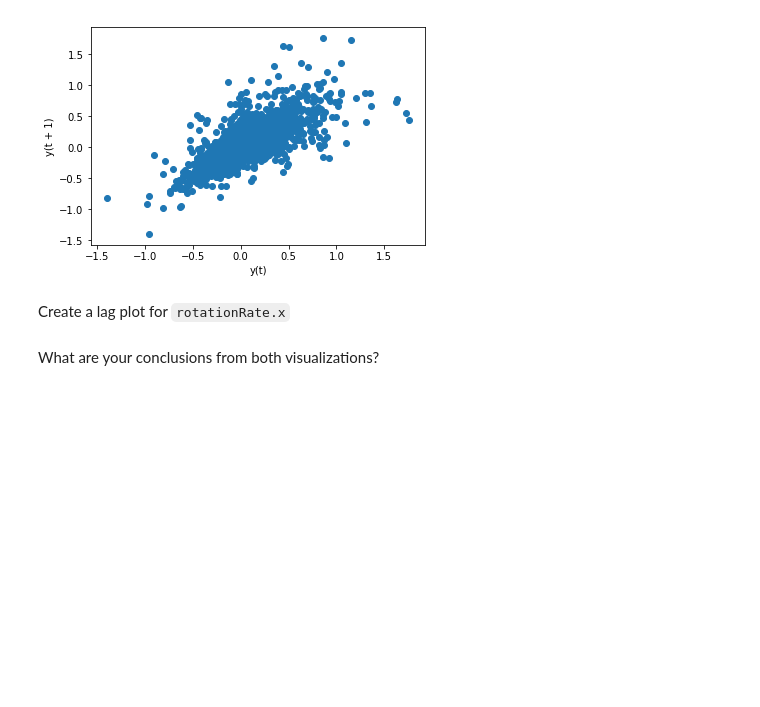
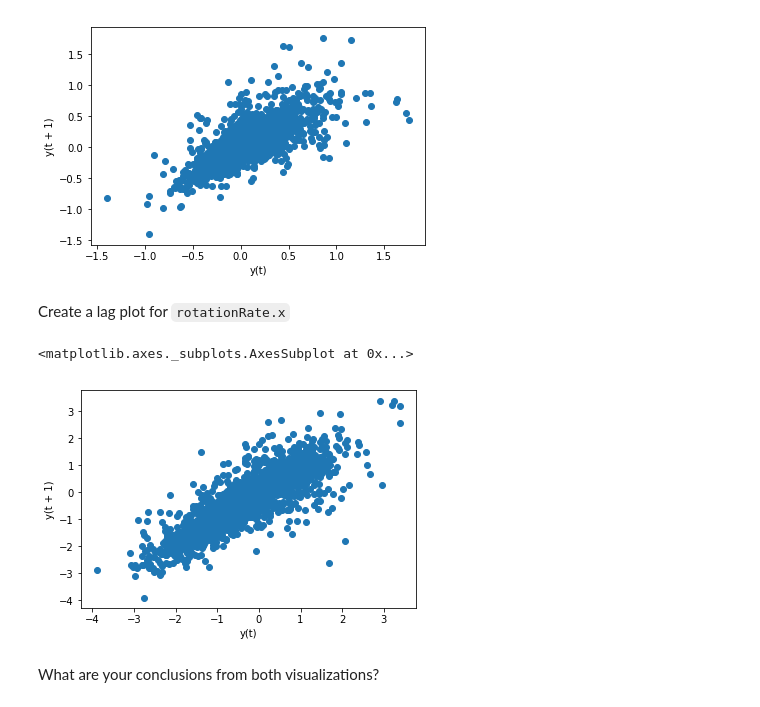
Before and after one commit to alejandrofrank/datamad0119, a Jupyter notebook: module-2/lab-time-series/your-code/main.ipynb, the cells around one changed output. Saved outputs shown, nothing was run; the diff lists cells and outputs as text; code cells hidden in the pictures; blank space fills up the shorter version.

```diff
--- a/module-2/lab-time-series/your-code/main.ipynb
+++ b/module-2/lab-time-series/your-code/main.ipynb
@@ -111,5 +123,9 @@ lag_plot(sensor['userAcceleration.x'])
 Create a lag plot for `rotationRate.x`
 # %%
 # Your code here:
+lag_plot(sensor['rotationRate.x'])
+# %% [output]
+<matplotlib.axes._subplots.AxesSubplot at 0x...>
+[figure, added]
 # %% [markdown]
 What are your conclusions from both visualizations?
```
Also changed, not shown: parts of 13 cells of this notebook.
